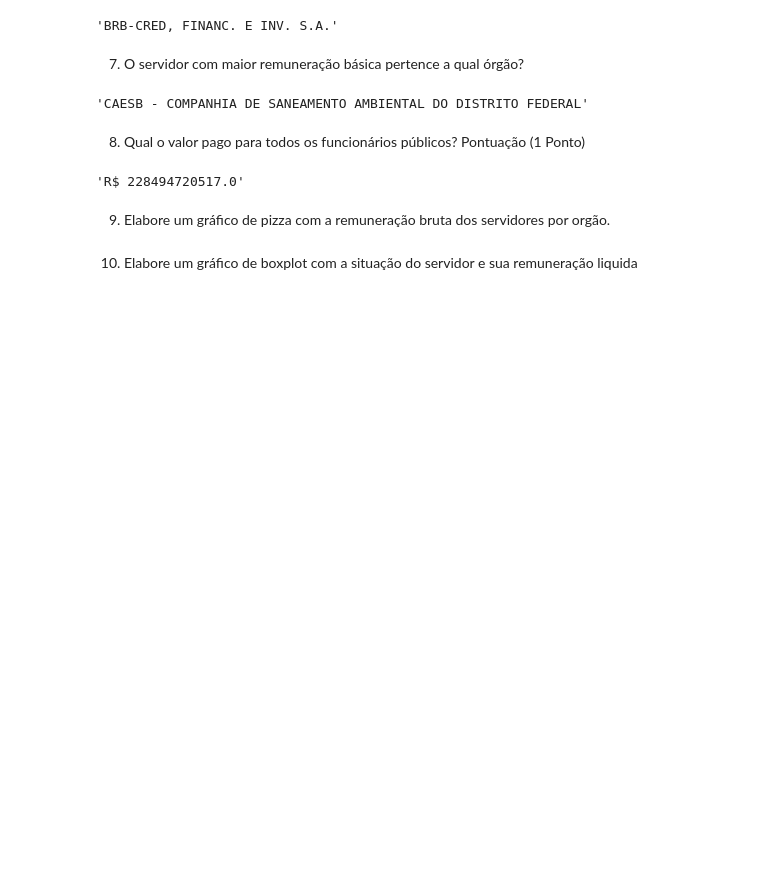
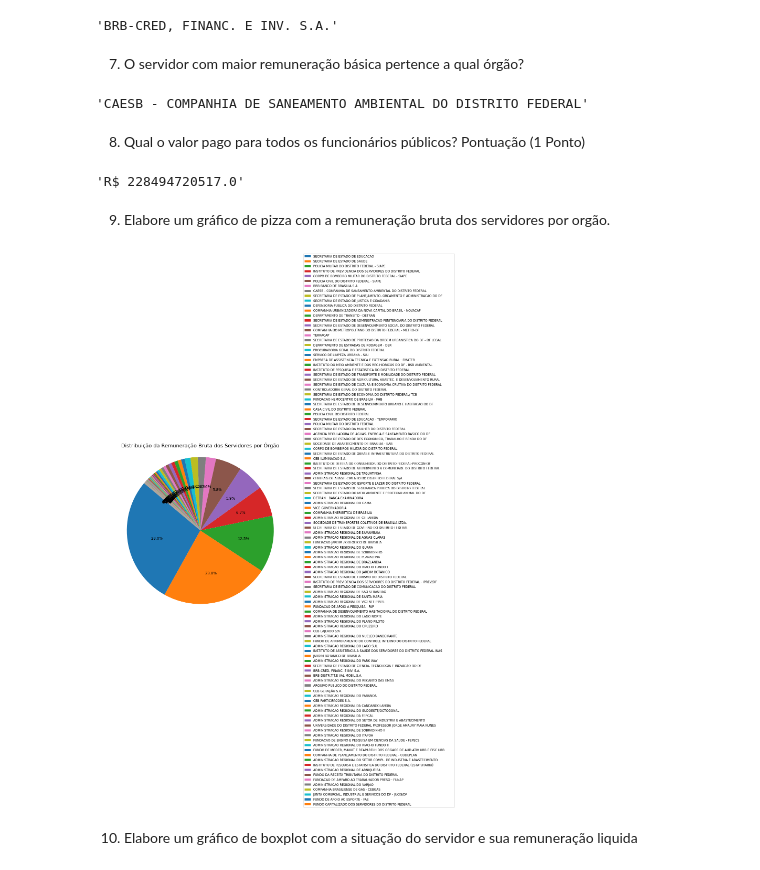
Before and after one commit to EliaxZen/faculdade_ads_exercicios_priojetos_atividades_etc, a Jupyter notebook: atividade-ativa_probabilidade_estatistica_ads/atividade_ativa.ipynb, the cells around one changed output. Drawn from its saved outputs; the diff is of its cells as text; code cells hidden in the pictures; blank space fills up the shorter version.

```diff
--- a/atividade-ativa_probabilidade_estatistica_ads/atividade_ativa.ipynb
+++ b/atividade-ativa_probabilidade_estatistica_ads/atividade_ativa.ipynb
@@ -6,6 +6,9 @@ https://drive.google.com/file/d/1UrlwBHa47H5lpAkLtDsfuEWfTMQj491X/view?usp=shari
 import requests
 from io import StringIO
 import pandas as pd
+import matplotlib.pyplot as plt
+import seaborn as sns
+
 
 orig_url='https://drive.google.com/file/d/1UrlwBHa47H5lpAkLtDsfuEWfTMQj491X/view?usp=sharing'
 
@@ -19,6 +22,7 @@ pd.set_option('display.max_rows', None)
 df_servidores['BRUTO'] = df_servidores['BRUTO'].str.replace(',', '').astype(float)
 df_servidores['LÍQUIDO'] = df_servidores['LÍQUIDO'].str.replace(',', '').astype(float)
 df_servidores['REMUNERAÇÃO BÁSICA'] = df_servidores['REMUNERAÇÃO BÁSICA'].str.replace(',', '').astype(float)
+df_servidores['IRRF'] = df_servidores['IRRF'].str.replace(',', '.').astype(float)
 # %% [markdown]
 1) Qual o espaço amostral compreendido nesta base de dados?
 # %%
@@ -92,5 +94,22 @@ f'R$ {df_servidores['BRUTO'].sum()}'
 'R$ 228494720517.0'
 # %% [markdown]
 9) Elabore um gráfico de pizza com a remuneração bruta dos servidores por orgão.
+# %%
+
+remuneracao_por_orgao = df_servidores.groupby('ÓRGÃO')['BRUTO'].sum()
+remuneracao_por_orgao_sorted = remuneracao_por_orgao.sort_values(ascending=False)
+
+
+plt.figure(figsize=(10, 8))
+patches, texts, autotexts = plt.pie(remuneracao_por_orgao_sorted, autopct='%1.1f%%', startangle=140, textprops={'fontsize': 10})
+plt.title('Distribuição da Remuneração Bruta dos Servidores por Órgão', fontsize=14)
+plt.axis('equal')
+
+# Adicionar os nomes dos órgãos diretamente no gráfico
+plt.legend(remuneracao_por_orgao_sorted.index, loc='center left', fontsize='small', bbox_to_anchor=(1, 0.5))
+
+plt.show()
+# %% [output]
+[figure, added]
 # %% [markdown]
 10) Elabore um gráfico de boxplot com a situação do servidor e sua remuneração liquida
```
Also changed, not shown: parts of 5 cells of this notebook.
